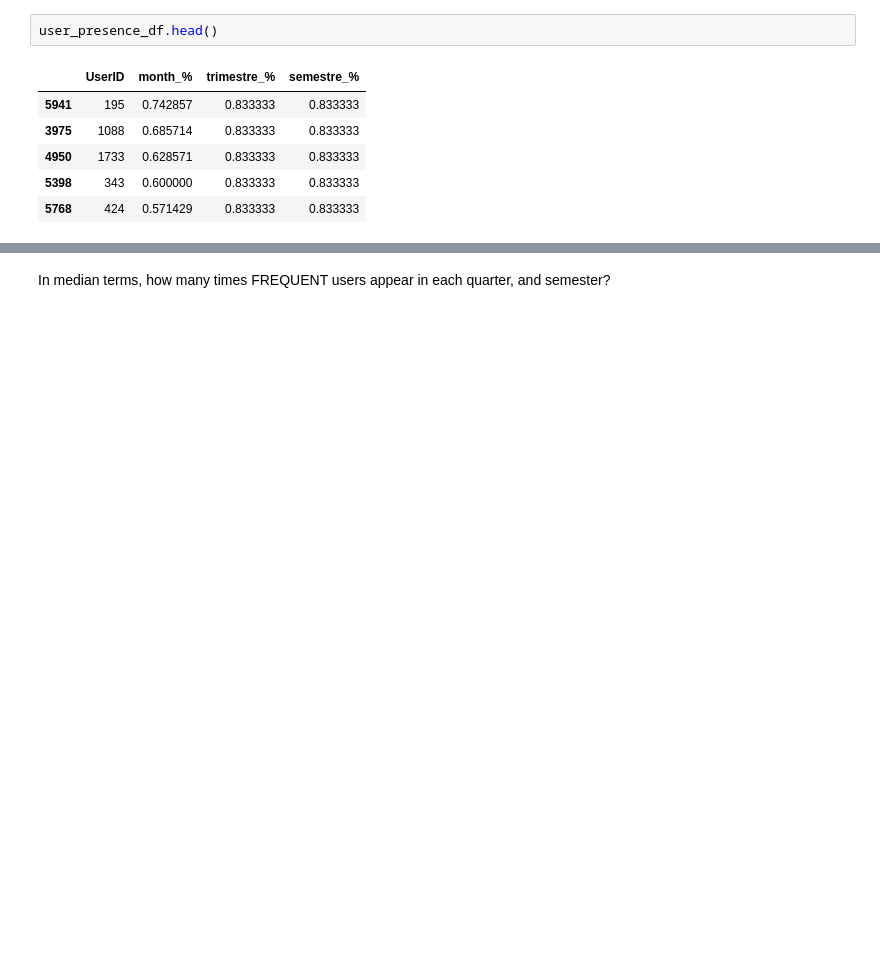
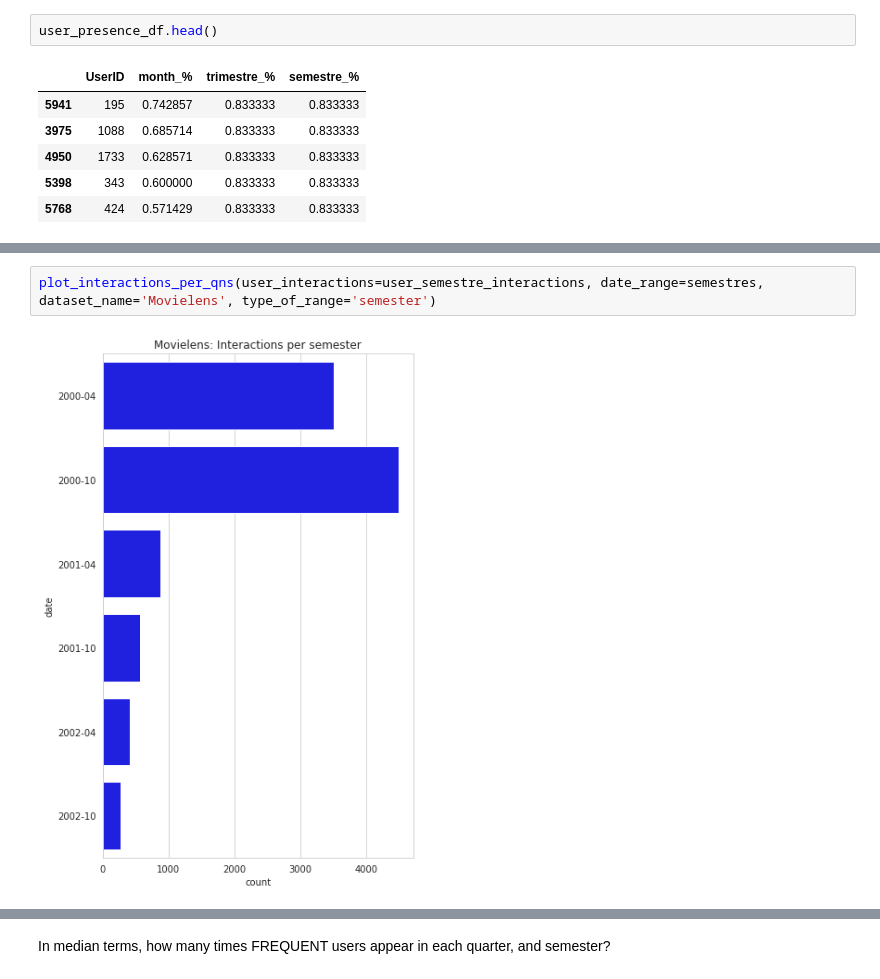
Before and after one commit to Key0412/streamRec-forgetting, a Jupyter notebook: notebooks/Avaliação de Datasets.ipynb, the cells around one changed output, grey strips where cells are left out. Drawn from its saved outputs; the diff is of its cells as text; blank space fills up the shorter version.

```diff
--- a/notebooks/Avaliação de Datasets.ipynb
+++ b/notebooks/Avaliação de Datasets.ipynb
@@ -253,0 +256,4 @@ print( frequent_users_semestre )
+# %%
+plot_interactions_per_qns(user_interactions=user_semestre_interactions, date_range=semestres, dataset_name='Movielens', type_of_range='semester')
+# %% [output]
+[figure, added]
```
Also changed, not shown: parts of 41 cells of this notebook, 2 other files.
